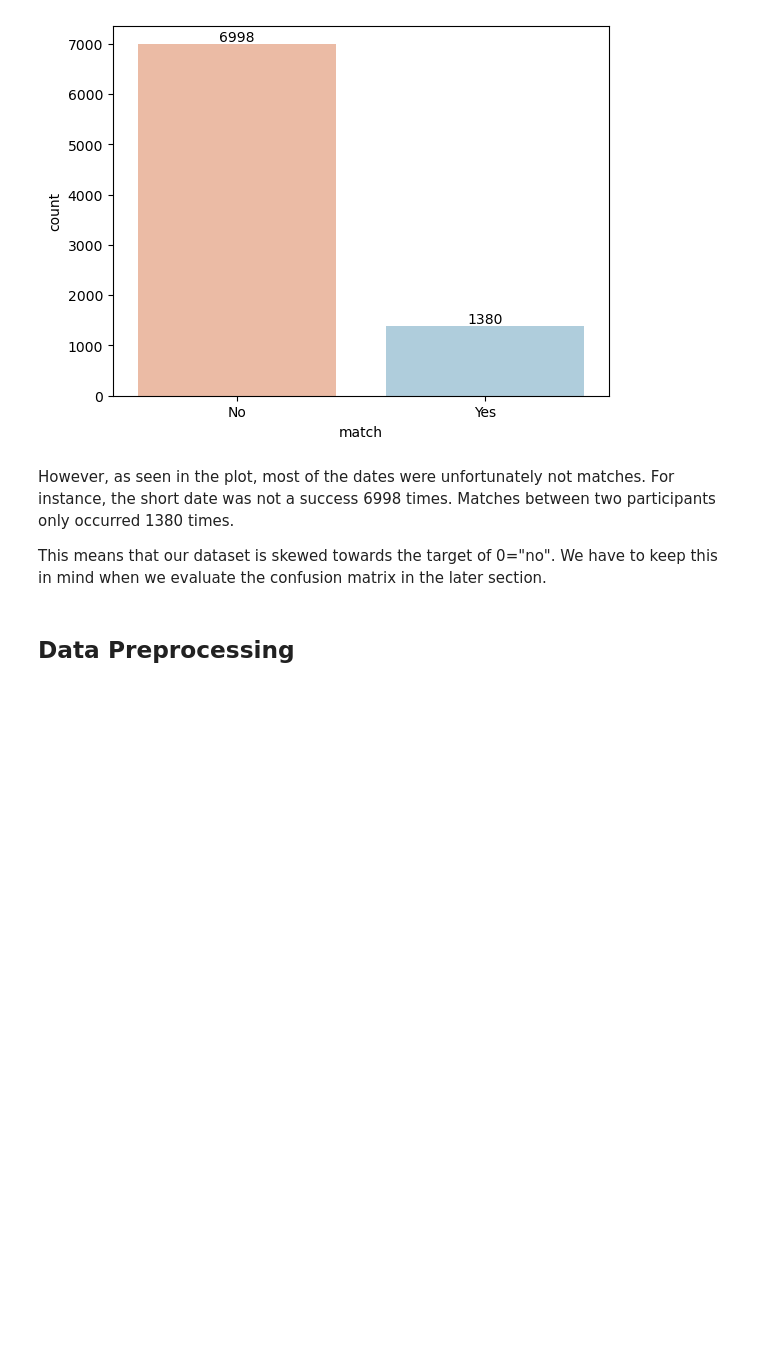
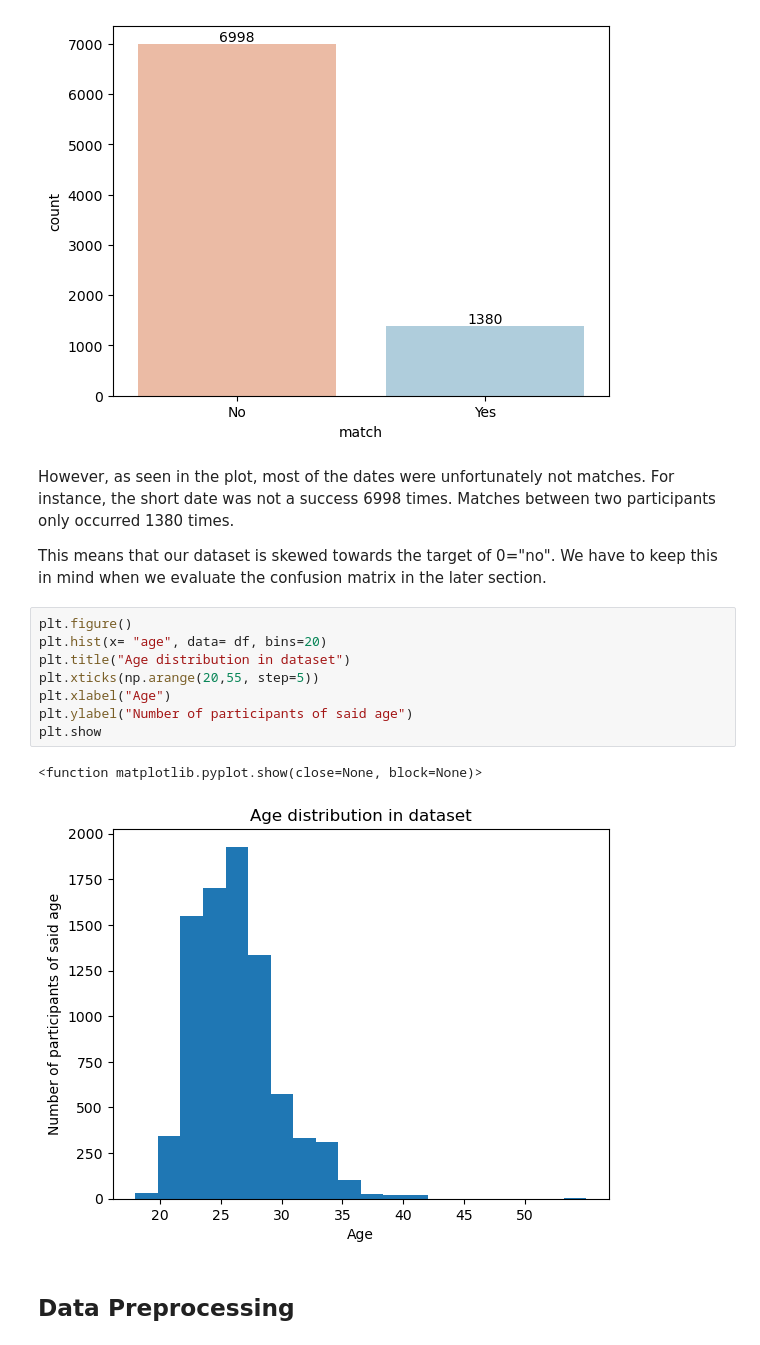
Before and after one commit to luukkass/project01, a Jupyter notebook: project01.ipynb, the cells around one changed output. Saved outputs shown, nothing was run; the diff lists cells and outputs as text; blank space fills up the shorter version.

```diff
--- a/project01.ipynb
+++ b/project01.ipynb
@@ -92,6 +92,17 @@ plt.show()
 However, as seen in the plot, most of the dates were unfortunately not matches. For instance, the short date was not a success 6998 times. Matches between two participants only occurred 1380 times.
 
 This means that our dataset is skewed towards the target of 0="no". We have to keep this in mind when we evaluate the confusion matrix in the later section.
+# %%
+plt.figure()
+plt.hist(x= "age", data= df, bins=20)
+plt.title("Age distribution in dataset")
+plt.xticks(np.arange(20,55, step=5))
+plt.xlabel("Age")
+plt.ylabel("Number of participants of said age")
+plt.show
+# %% [output]
+<function matplotlib.pyplot.show(close=None, block=None)>
+[figure, added]
 # %% [markdown]
 ## Data Preprocessing
 # %% [markdown]
```
Also changed, not shown: parts of 5 cells of this notebook.
